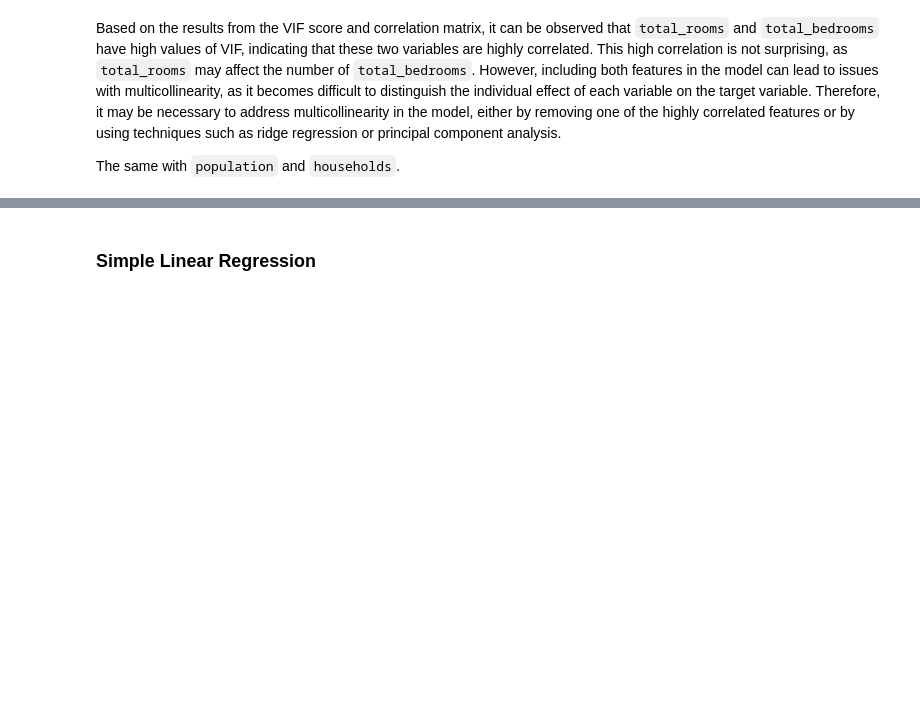
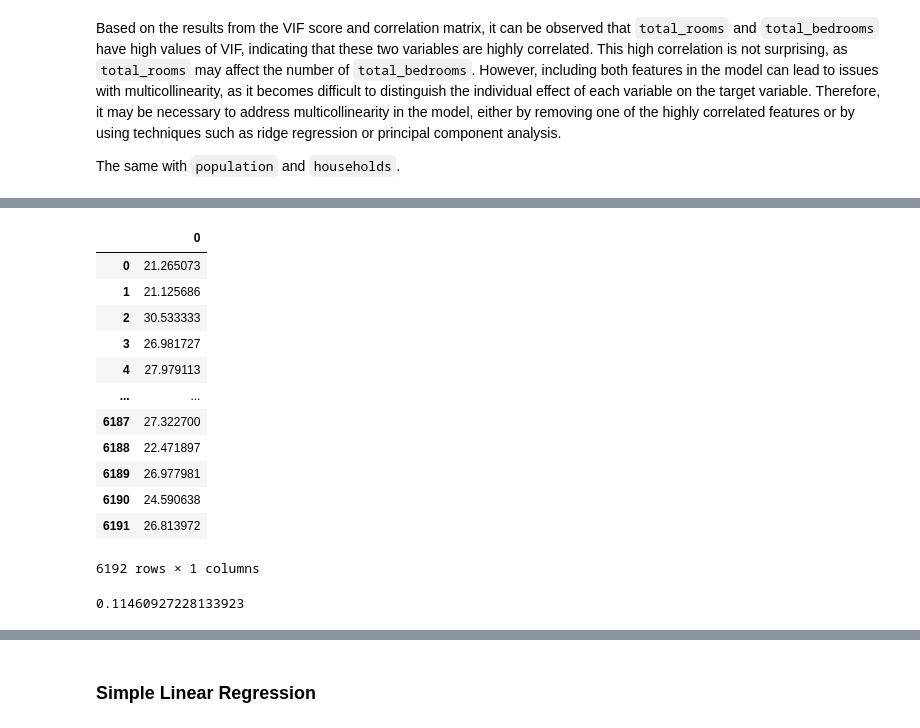
Before and after one commit to JoseJuan98/ml-regression-project-california-housing, a Jupyter notebook: notebooks/RegressionAnalysis.ipynb, the cells around one changed output, grey strips where cells are left out. Drawn from its saved outputs; the diff is of its cells as text; code cells hidden in the pictures; blank space fills up the shorter version.

```diff
--- a/notebooks/RegressionAnalysis.ipynb
+++ b/notebooks/RegressionAnalysis.ipynb
@@ -317,2 +315,22 @@ ValueError: DataFrame constructor not properly called!
+# %%
+y_test
+# %% [output]
+|  | 0 |
+| 0 | 21.265073 |
+| 1 | 21.125686 |
+| 2 | 30.533333 |
+| 3 | 26.981727 |
+| 4 | 27.979113 |
+| ... | ... |
+| 6187 | 27.322700 |
+| 6188 | 22.471897 |
+| 6189 | 26.977981 |
+| 6190 | 24.590638 |
+| 6191 | 26.813972 |
+6192 rows × 1 columns
+# %%
+lmbda
+# %% [output]
+0.11460927228133923
 # %%
 preprocessor
```
Also changed, not shown: parts of 10 cells of this notebook, 1 other file.
